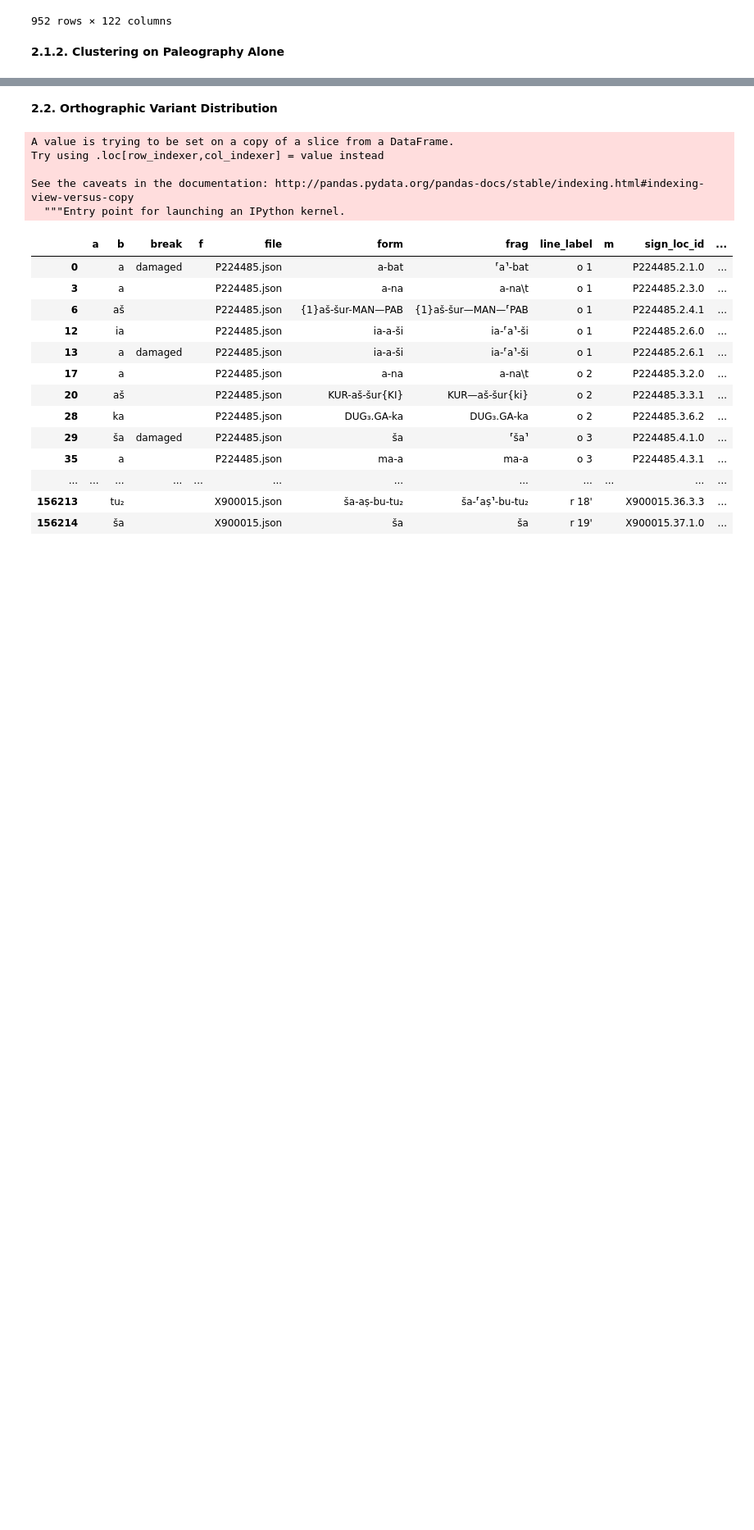
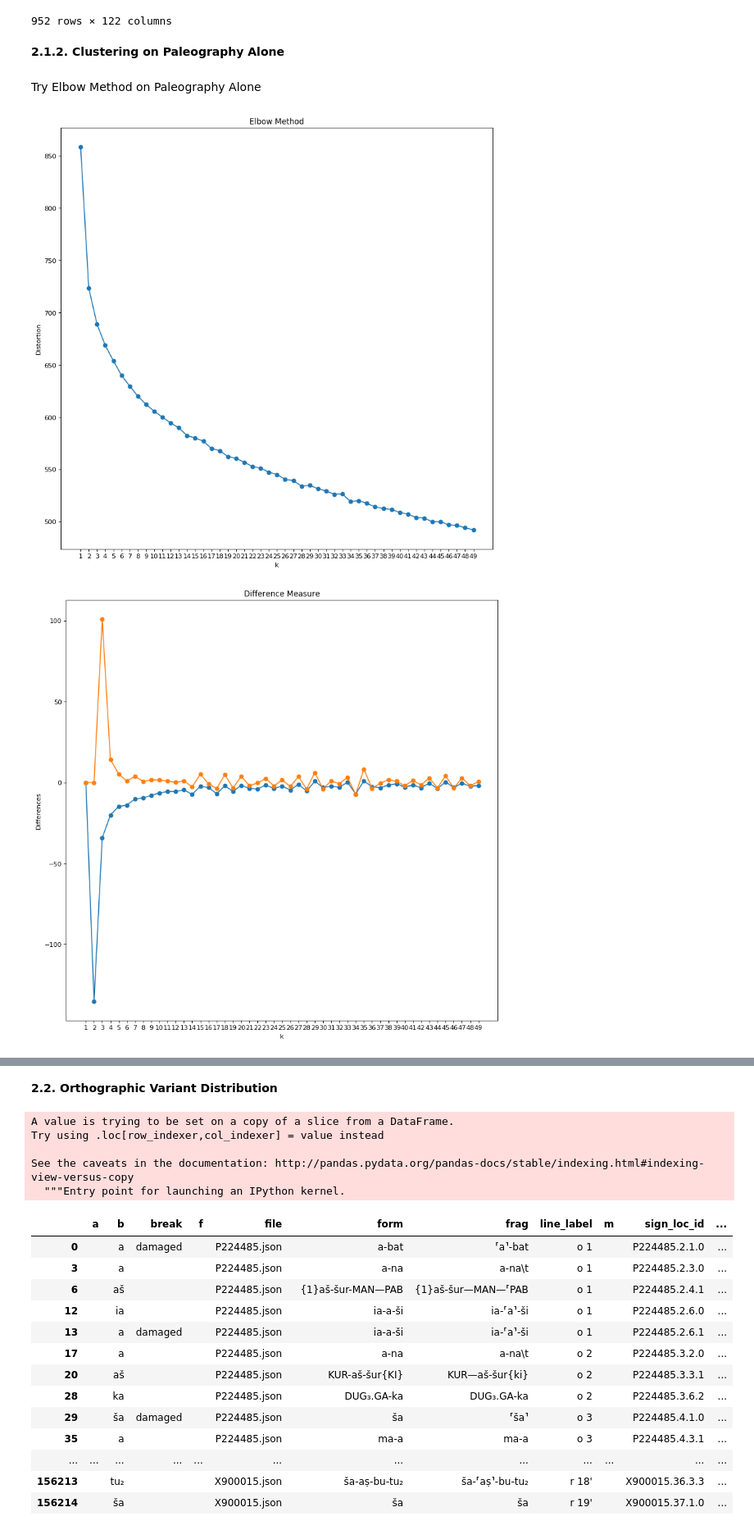
Before and after one commit to berkeleyprosopography/NA_Letters, a Jupyter notebook: jason-paleography.ipynb, the cells around one changed output, grey strips where cells are left out. Shown at 82% size. Saved outputs shown, nothing was run; the diff lists cells and outputs as text; code cells hidden in the pictures; blank space fills up the shorter version.

Commit message:
Trying Elbow Method for paleography, orthography, and both

```diff
--- a/jason-paleography.ipynb
+++ b/jason-paleography.ipynb
@@ -194,6 +195,7 @@ First of all, let's create more columns in the data frame to aid us
 <li>mods_str - Since the data contains three columns currently with information on variable paleography, it would help us to consolidate them into one column</li>
 <li>str_part and num_part - In order to determine which signs share a syllabic value, it will be useful to separate the transliterated readings into their string components and numerical components. Once we do this, we can group rows with the same str_part and count up the different usages of homophonous signs</li>
 # %%
+file_names = df['file'].unique()
 df['sign_form'] = df['b'].apply(lambda x: sign_index.get(x.lower(),'?'))
 df['mods_str'] = df['a'] + '.' + df['f']  + '.' + df['m']
 
@@ -566,13 +568,13 @@ df_file_select_signs
 Create the text matrix according to step 3 above
 # %%
 d_file_select_signs = {}
-file_names = df_modsigns['file'].unique()
 for f in file_names:
+    df_onefile_select_signs = df_file_select_signs[(df_file_select_signs['file'] == f)]
     d = {}
     e = {}
     for i, row in df_select_signmods.iterrows():
         try:
-            n = int(df_file_select_signs[(df_file_select_signs['file'] == f) & (df_file_select_signs['combined'] == row['combined'])]['a']) + 1
+            n = int(df_onefile_select_signs[(df_onefile_select_signs['combined'] == row['combined'])]['a']) + 1
         except TypeError:
             n = 1
 
@@ -610,6 +612,47 @@ df_file_select_signs_c
 952 rows × 122 columns
 # %% [markdown]
 <b>2.1.2. Clustering on Paleography Alone</b>
+# %% [markdown]
+Try Elbow Method on Paleography Alone
+# %%
+distortions = []
+differences = [0]
+deceleration = [0,0]
+K = range(1,50)
+for k in K:
+    km = KMeans(n_clusters=k).fit(df_file_select_signs_c)
+    distortions.append(km.inertia_)
+    if k > 1:
+        differences.append(distortions[k-1] - distortions[k-2])
+    if k > 2:
+        deceleration.append(differences[k-1] - differences[k-2])
+
+#print(K)
+#print(distortions)
+#print(differences)
+#print(deceleration)
+
+plt.figure(num=None, figsize=(12, 12), dpi=80, facecolor='w', edgecolor='k')
+
+plt.plot(K,distortions,'o-')
+plt.xticks(K)
+plt.xlabel('k')
+plt.ylabel('Distortion')
+plt.title('Elbow Method')
+plt.show()
+
+plt.figure(num=None, figsize=(12, 12), dpi=80, facecolor='w', edgecolor='k')
+
+plt.plot(K,differences,'o-')
+plt.plot(K,deceleration,'o-')
+plt.xticks(K)
+plt.xlabel('k')
+plt.ylabel('Differences')
+plt.title('Difference Measure')
+plt.show()
+# %% [output]
+[figure, added]
+[figure, added]
 # %%
 from sklearn.cluster import KMeans
 
```
Also changed, not shown: parts of 12 cells of this notebook.
